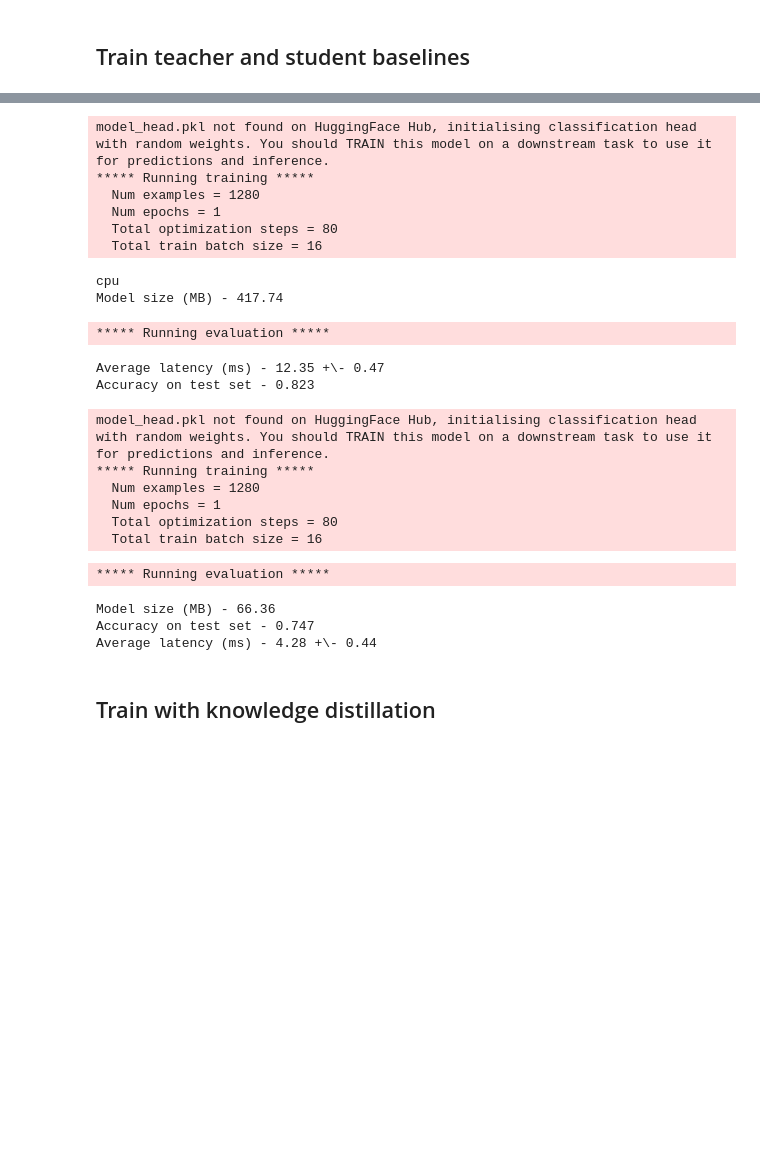
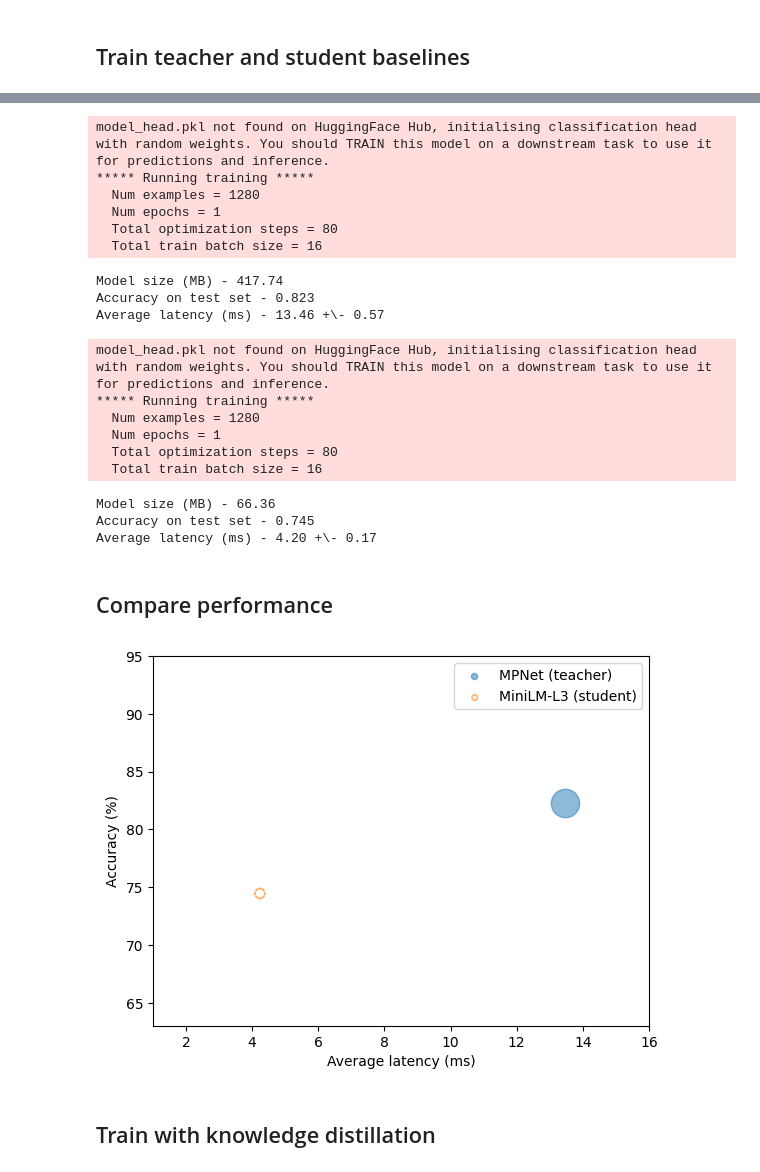
Before and after one commit to huggingface/workshops, a Jupyter notebook: fewshot-learning-in-production/knowledge-distillation.ipynb, the cells around one changed output, grey strips where cells are left out. Cells and saved outputs as stored; diff of their text form; code cells hidden in the pictures; blank space fills up the shorter version.

```diff
--- a/fewshot-learning-in-production/knowledge-distillation.ipynb
+++ b/fewshot-learning-in-production/knowledge-distillation.ipynb
@@ -30,25 +30,29 @@ notebook_login()
 from pathlib import Path
 from time import perf_counter
 
+import evaluate
 import numpy as np
 import torch
 from tqdm.auto import tqdm
 
+metric = evaluate.load("accuracy")
+
 
 class PerformanceBenchmark:
-    def __init__(self, model, dataset, optim_type="MPNet (teacher)"):
-        self.trainer = SetFitTrainer(
-            model=model, train_dataset=None, eval_dataset=test_dataset
-        )
+    def __init__(self, model, dataset, optim_type):
+        self.model = model
+        self.dataset = dataset
         self.optim_type = optim_type
 
     def compute_accuracy(self):
-        accuracy = self.trainer.evaluate()
+        preds = self.model.predict(self.dataset["text"])
+        labels = self.dataset["label"]
+        accuracy = metric.compute(predictions=preds, references=labels)
         print(f"Accuracy on test set - {accuracy['accuracy']:.3f}")
         return accuracy
 
     def compute_size(self):
-        state_dict = self.trainer.model.model_body.state_dict()
+        state_dict = self.model.model_body.state_dict()
         tmp_path = Path("model.pt")
         torch.save(state_dict, tmp_path)
         # Calculate size in megabytes
@@ -62,11 +66,11 @@ class PerformanceBenchmark:
         latencies = []
         # Warmup
         for _ in range(10):
-            _ = self.trainer.model([query])
+            _ = self.model([query])
         # Timed run
         for _ in range(100):
             start_time = perf_counter()
-            _ = self.trainer.model([query])
+            _ = self.model([query])
             latency = perf_counter() - start_time
             latencies.append(latency)
         # Compute run statistics
@@ -118,11 +120,9 @@ model_head.pkl not found on HuggingFace Hub, initialising classification head wi
   Num epochs = 1
   Total optimization steps = 80
   Total train batch size = 16
-cpu
 Model size (MB) - 417.74
+Accuracy on test set - 0.823
+Average latency (ms) - 13.46 +\- 0.57
-***** Running evaluation *****
-Average latency (ms) - 12.35 +\- 0.47
-Accuracy on test set - 0.823
 # %%
 baseline_model = SetFitModel.from_pretrained(
     "sentence-transformers/paraphrase-MiniLM-L3-v2"
@@ -140,10 +140,56 @@ model_head.pkl not found on HuggingFace Hub, initialising classification head wi
   Num epochs = 1
   Total optimization steps = 80
   Total train batch size = 16
-***** Running evaluation *****
+Model size (MB) - 66.36
+Accuracy on test set - 0.745
+Average latency (ms) - 4.20 +\- 0.17
-Model size (MB) - 66.36
-Accuracy on test set - 0.747
-Average latency (ms) - 4.28 +\- 0.44
+# %% [markdown]
+## Compare performance
+# %%
+import matplotlib.pyplot as plt
+import pandas as pd
+
+
+def plot_metrics(perf_metrics, current_optim_type):
+    df = pd.DataFrame.from_dict(perf_metrics, orient="index")
+
+    for idx in df.index:
+        df_opt = df.loc[idx]
+        # Add a dashed circle around the current optimization type
+        if idx == current_optim_type:
+            plt.scatter(
+                df_opt["time_avg_ms"],
+                df_opt["accuracy"] * 100,
+                alpha=0.5,
+                s=df_opt["size_mb"],
+                label=idx,
+                marker="$\u25CC$",
+            )
+        else:
+            plt.scatter(
+                df_opt["time_avg_ms"],
+                df_opt["accuracy"] * 100,
+                s=df_opt["size_mb"],
+                label=idx,
+                alpha=0.5,
+            )
+
+    legend = plt.legend(bbox_to_anchor=(1, 1))
+    for handle in legend.legendHandles:
+        handle.set_sizes([20])
+
+    plt.ylim(63, 95)
+    # Use the slowest model to define the x-axis range
+    xlim = int(perf_metrics["MPNet (teacher)"]["time_avg_ms"] + 3)
+    plt.xlim(1, xlim)
+    plt.ylabel("Accuracy (%)")
+    plt.xlabel("Average latency (ms)")
+    plt.show()
+
+
+plot_metrics(perf_metrics, "MiniLM-L3 (student)")
+# %% [output]
+[figure, added]
 # %% [markdown]
 ## Train with knowledge distillation
 # %%
```
Also changed, not shown: parts of 71 cells of this notebook.
